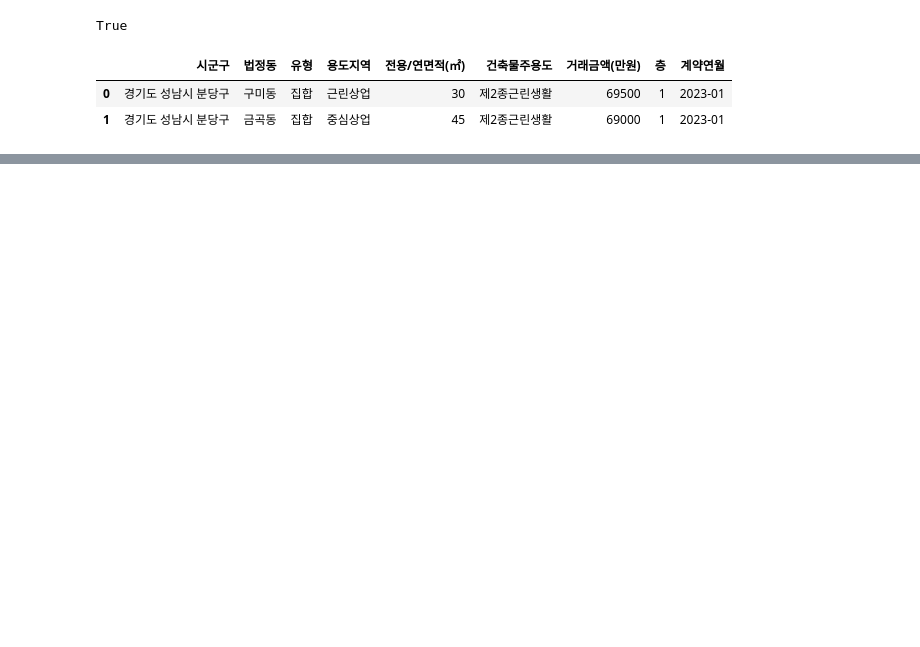
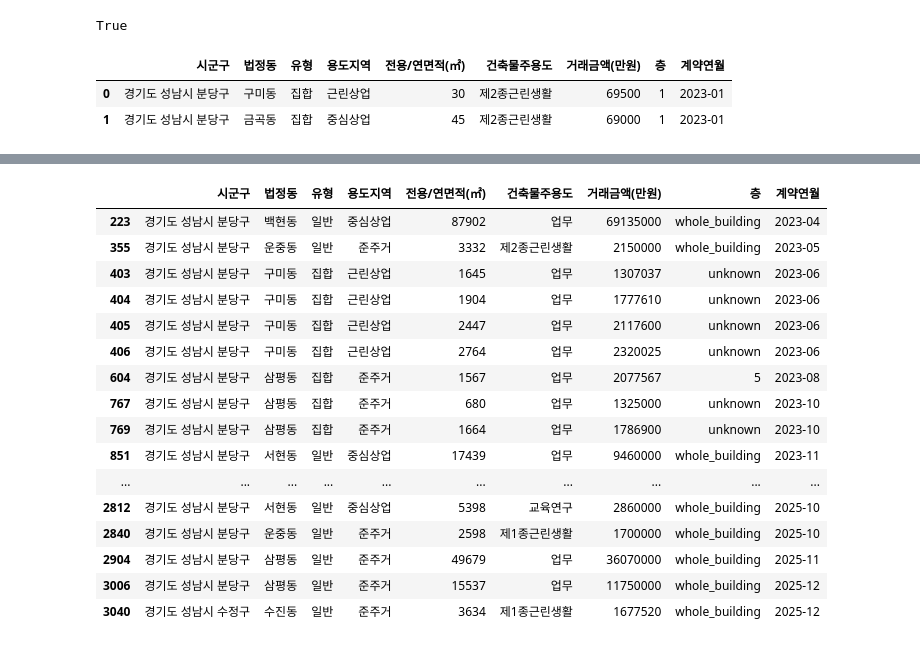
Before and after one commit to bulsajo1/final_project, a Jupyter notebook: sungju/2차 전처리_거래량.ipynb, the cells around one changed output, grey strips where cells are left out. Saved outputs shown, nothing was run; the diff lists cells and outputs as text; code cells hidden in the pictures; blank space fills up the shorter version.

```diff
--- a/sungju/2차 전처리_거래량.ipynb
+++ b/sungju/2차 전처리_거래량.ipynb
@@ -18,3 +18,7 @@ True
 |  | 시군구 | 법정동 | 유형 | 용도지역 | 전용/연면적(㎡) | 건축물주용도 | 거래금액(만원) | 층 | 계약연월 |
 | 0 | 경기도 성남시 분당구 | 구미동 | 집합 | 근린상업 | 30 | 제2종근린생활 | 69500 | 1 | 2023-01 |
 | 1 | 경기도 성남시 분당구 | 금곡동 | 집합 | 중심상업 | 45 | 제2종근린생활 | 69000 | 1 | 2023-01 |
+# %%
+trans_df['층'] = trans_df['층'].astype('object')
+trans_df.loc[(trans_df['유형'] == '집합') & (trans_df['층'].isna()), '층'] = 'unknown'
+trans_df.loc[(trans_df['유형'] == '일반') & (trans_df['층'].isna()), '층'] = 'whole_building'
@@ -20,0 +41,37 @@ True
+# %%
+# 상·하위 10% 중에서도 극단인 값
+lower_10 = np.percentile(trans_df['거래금액(만원)'], 10)
+upper_90 = np.percentile(trans_df['거래금액(만원)'], 90)
+
+upper_subset = trans_df[trans_df['거래금액(만원)'] >= upper_90]
+q1_u = upper_subset['거래금액(만원)'].quantile(0.25)
+q3_u = upper_subset['거래금액(만원)'].quantile(0.75)
+iqr_u = q3_u - q1_u
+upper_extreme = upper_subset[upper_subset['거래금액(만원)'] > (q3_u + 1.5 * iqr_u)]
+
+lower_subset = trans_df[trans_df['거래금액(만원)'] <= lower_10]
+q1_l = lower_subset['거래금액(만원)'].quantile(0.25)
+q3_l = lower_subset['거래금액(만원)'].quantile(0.75)
+iqr_l = q3_l - q1_l
+lower_extreme = lower_subset[lower_subset['거래금액(만원)'] < (q1_l - 0.5 * iqr_l)]
+# q1_l - 1.5 * iqr_l일 경우, 하위 10% 중에서도 극단인 값이 0건으로 나타남. 따라서 하위 극단값 기준을 q1_l - 0.5 * iqr_l로 완화하여 적용함.
+# %%
+upper_extreme
+# %% [output]
+|  | 시군구 | 법정동 | 유형 | 용도지역 | 전용/연면적(㎡) | 건축물주용도 | 거래금액(만원) | 층 | 계약연월 |
+| 223 | 경기도 성남시 분당구 | 백현동 | 일반 | 중심상업 | 87902 | 업무 | 69135000 | whole_building | 2023-04 |
+| 355 | 경기도 성남시 분당구 | 운중동 | 일반 | 준주거 | 3332 | 제2종근린생활 | 2150000 | whole_building | 2023-05 |
+| 403 | 경기도 성남시 분당구 | 구미동 | 집합 | 근린상업 | 1645 | 업무 | 1307037 | unknown | 2023-06 |
+| 404 | 경기도 성남시 분당구 | 구미동 | 집합 | 근린상업 | 1904 | 업무 | 1777610 | unknown | 2023-06 |
+| 405 | 경기도 성남시 분당구 | 구미동 | 집합 | 근린상업 | 2447 | 업무 | 2117600 | unknown | 2023-06 |
+| 406 | 경기도 성남시 분당구 | 구미동 | 집합 | 근린상업 | 2764 | 업무 | 2320025 | unknown | 2023-06 |
+| 604 | 경기도 성남시 분당구 | 삼평동 | 집합 | 준주거 | 1567 | 업무 | 2077567 | 5 | 2023-08 |
+| 767 | 경기도 성남시 분당구 | 삼평동 | 집합 | 준주거 | 680 | 업무 | 1325000 | unknown | 2023-10 |
+| 769 | 경기도 성남시 분당구 | 삼평동 | 집합 | 준주거 | 1664 | 업무 | 1786900 | unknown | 2023-10 |
+| 851 | 경기도 성남시 분당구 | 서현동 | 일반 | 중심상업 | 17439 | 업무 | 9460000 | whole_building | 2023-11 |
+| ... | ... | ... | ... | ... | ... | ... | ... | ... | ... |
+| 2812 | 경기도 성남시 분당구 | 서현동 | 일반 | 중심상업 | 5398 | 교육연구 | 2860000 | whole_building | 2025-10 |
+| 2840 | 경기도 성남시 분당구 | 운중동 | 일반 | 준주거 | 2598 | 제1종근린생활 | 1700000 | whole_building | 2025-10 |
+| 2904 | 경기도 성남시 분당구 | 삼평동 | 일반 | 준주거 | 49679 | 업무 | 36070000 | whole_building | 2025-11 |
+| 3006 | 경기도 성남시 분당구 | 삼평동 | 일반 | 준주거 | 15537 | 업무 | 11750000 | whole_building | 2025-12 |
+| 3040 | 경기도 성남시 수정구 | 수진동 | 일반 | 준주거 | 3634 | 제1종근린생활 | 1677520 | whole_building | 2025-12 |
```
Also changed, not shown: parts of 13 cells of this notebook, 5 other files.
